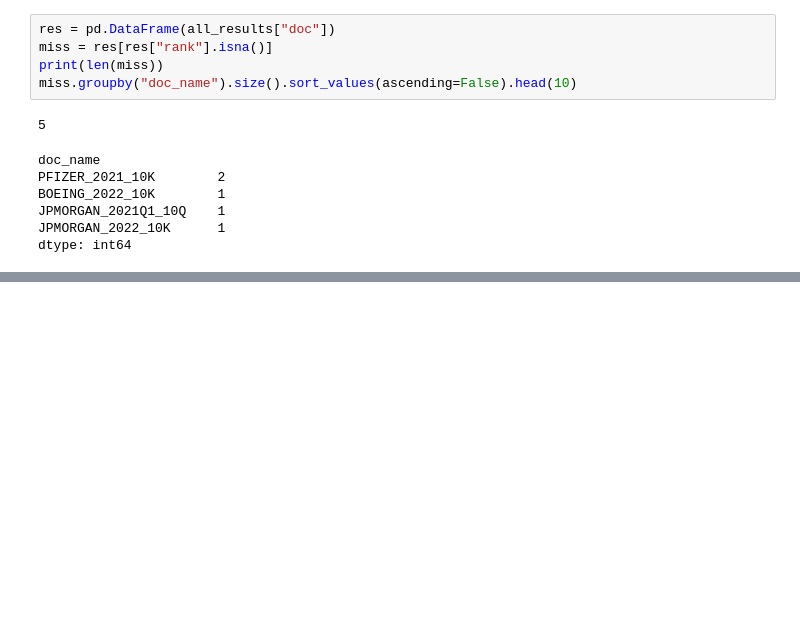
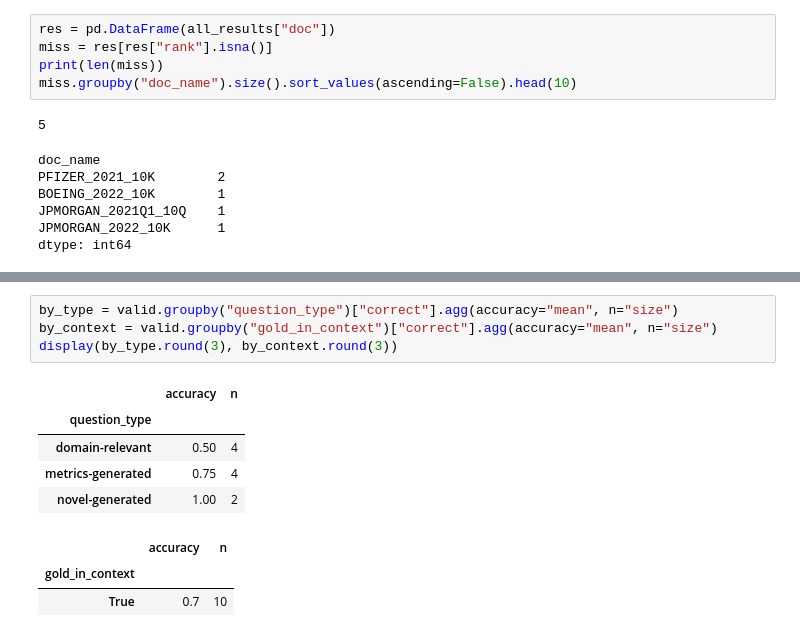
Before and after one commit to nathnath2006/RAG-Model, a Jupyter notebook: src/evaluation.ipynb, the cells around one changed output, grey strips where cells are left out. Drawn from its saved outputs; the diff is of its cells as text; blank space fills up the shorter version.

```diff
--- a/src/evaluation.ipynb
+++ b/src/evaluation.ipynb
@@ -118,0 +155,13 @@ plt.show()
+# %%
+by_type = valid.groupby("question_type")["correct"].agg(accuracy="mean", n="size")
+by_context = valid.groupby("gold_in_context")["correct"].agg(accuracy="mean", n="size")
+display(by_type.round(3), by_context.round(3))
+# %% [output]
+|  | accuracy | n |
+| question_type |  |  |
+| domain-relevant | 0.50 | 4 |
+| metrics-generated | 0.75 | 4 |
+| novel-generated | 1.00 | 2 |
+|  | accuracy | n |
+| gold_in_context |  |  |
+| True | 0.7 | 10 |
```
Also changed, not shown: parts of 8 cells of this notebook, 10 other files.
